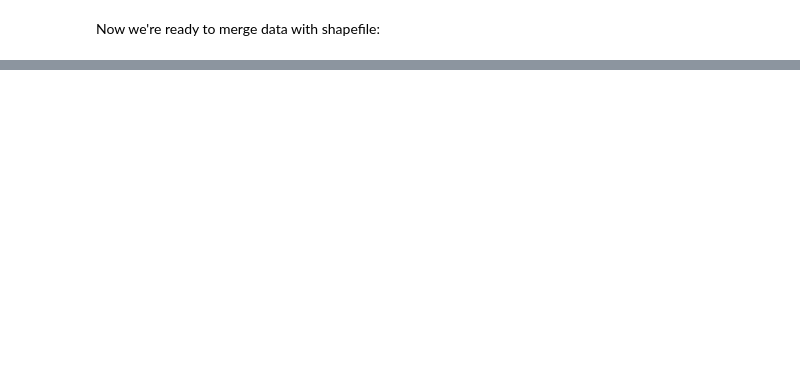
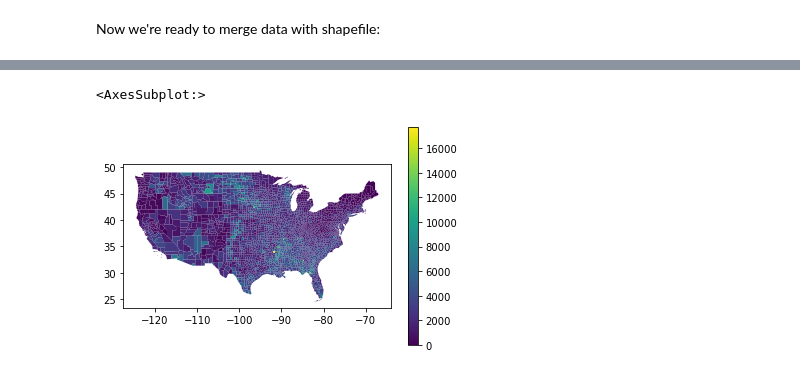
Before and after one commit to jamesdamillington/usa-covid-mapping, a Jupyter notebook: USA-covid-choropleth.ipynb, the cells around one changed output, grey strips where cells are left out. Cells and saved outputs as stored; diff of their text form; code cells hidden in the pictures; blank space fills up the shorter version.

```diff
--- a/USA-covid-choropleth.ipynb
+++ b/USA-covid-choropleth.ipynb
@@ -177,0 +192,5 @@ cty_cont.plot('population')
+# %%
+cty_cont.plot('case_rate_100k', legend=True)
+# %% [output]
+<AxesSubplot:>
+[figure, added]
```
Also changed, not shown: parts of 31 cells of this notebook.
